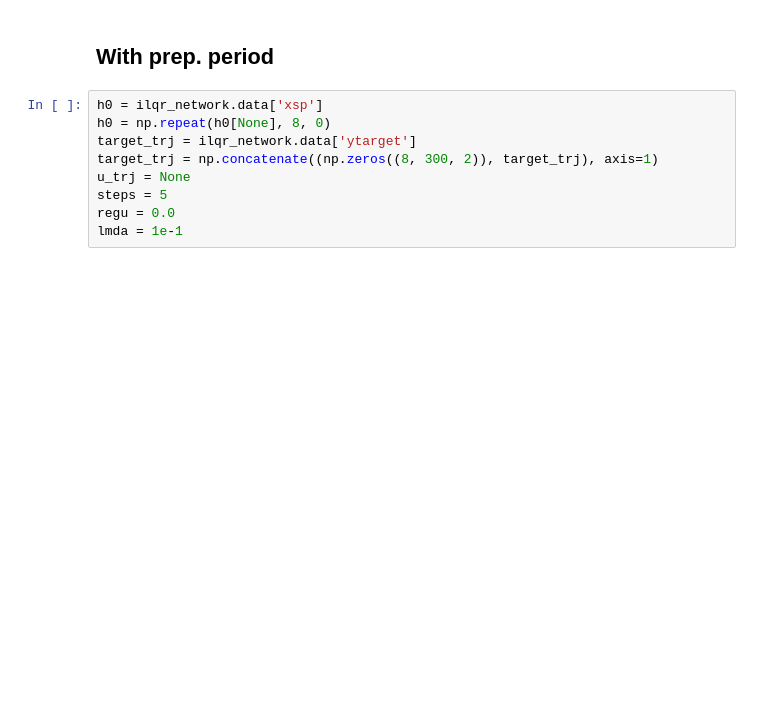
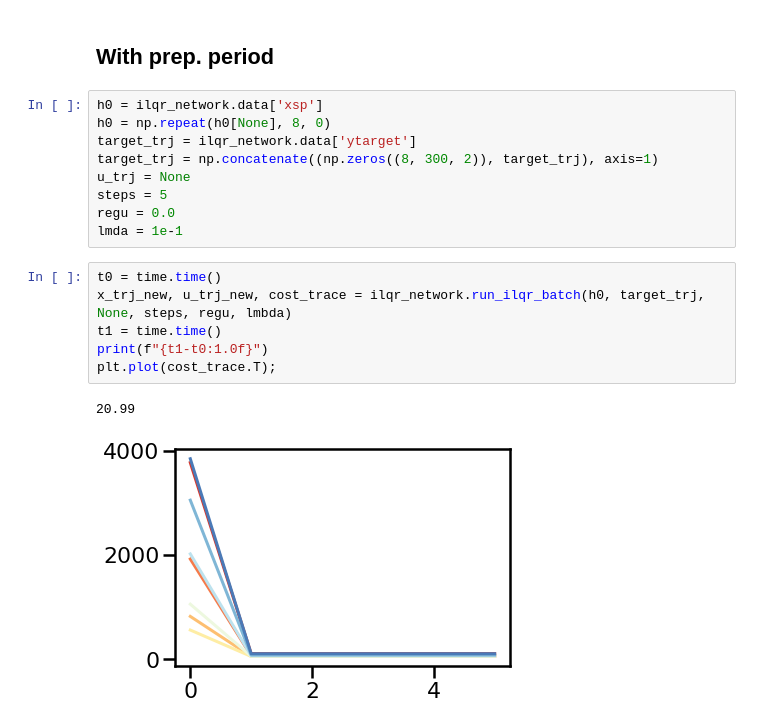
Before and after one commit to JoramKeijser/iLQR-jax, a Jupyter notebook: notebooks/ilqr_network.ipynb, the cells around one changed output. Cells and saved outputs as stored; diff of their text form; blank space fills up the shorter version.

```diff
--- a/notebooks/ilqr_network.ipynb
+++ b/notebooks/ilqr_network.ipynb
@@ -99,3 +110,12 @@ u_trj = None
 steps = 5
 regu = 0.0
 lmda = 1e-1
+# %%
+t0 = time.time()
+x_trj_new, u_trj_new, cost_trace = ilqr_network.run_ilqr_batch(h0, target_trj, None, steps, regu, lmbda)
+t1 = time.time()
+print(f"{t1-t0:1.0f}")
+plt.plot(cost_trace.T);
+# %% [output]
+20.99
+[figure, added]
```
Also changed, not shown: parts of 11 cells of this notebook, 1 other file.
